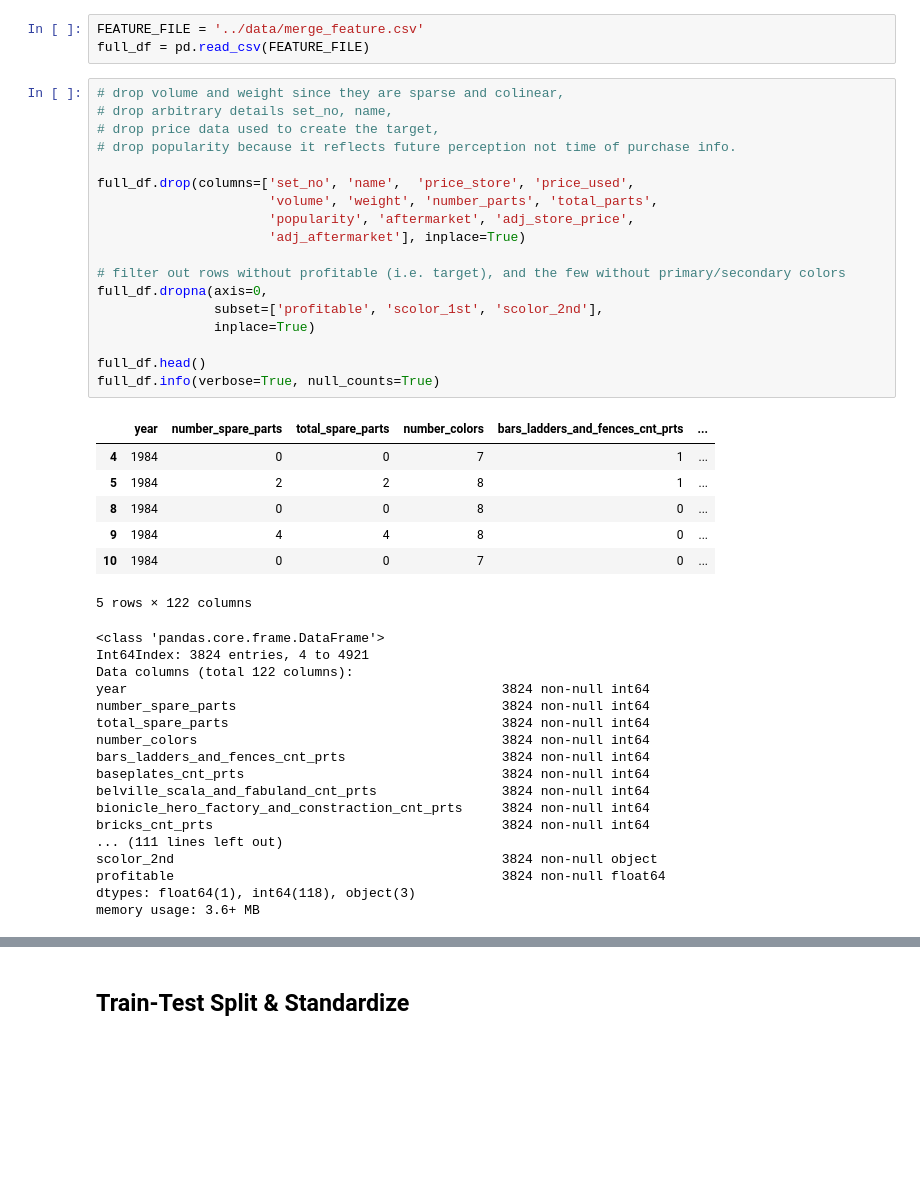
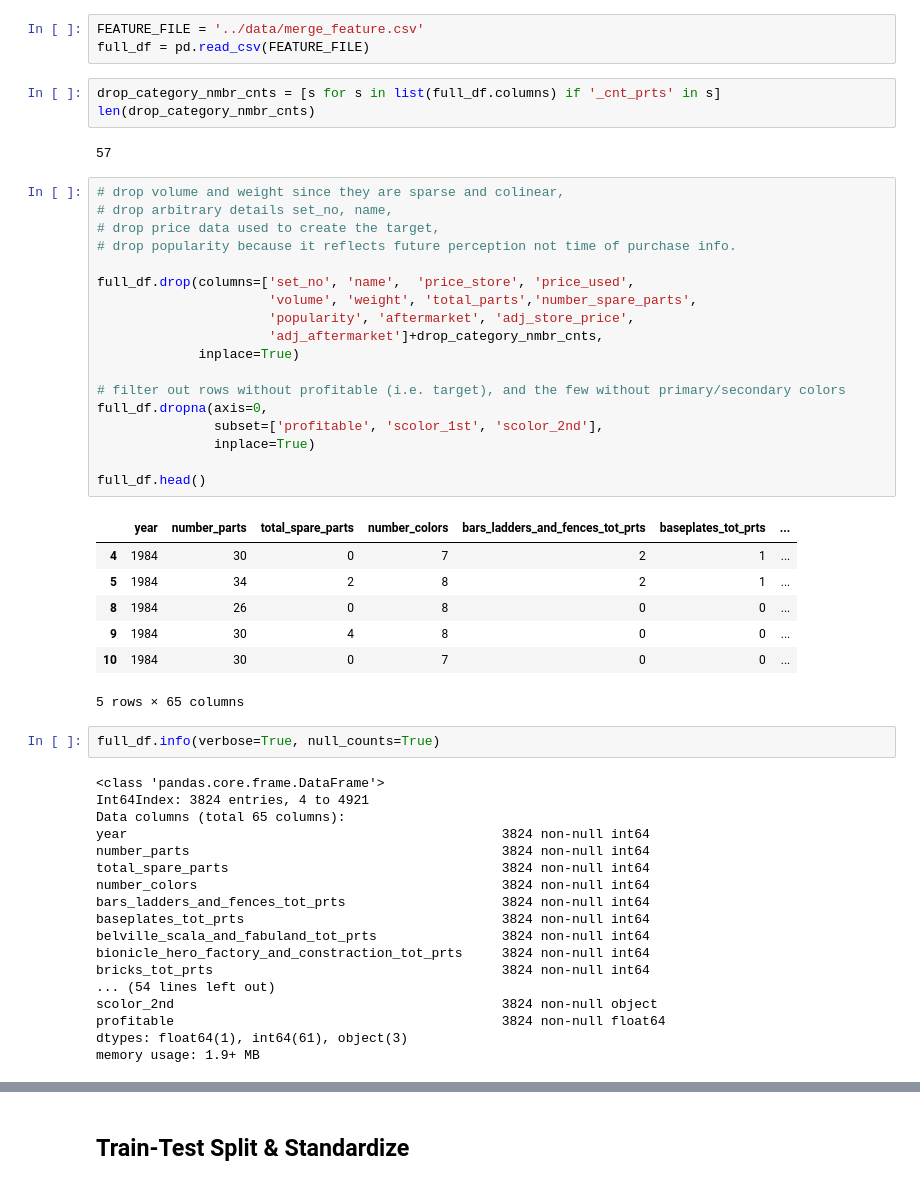
Before and after one commit to NathanVenos/Classifying_LEGO_Value_Retention, a Jupyter notebook: analysis/xgboost.ipynb, the cells around one changed output, grey strips where cells are left out. Saved outputs shown, nothing was run; the diff lists cells and outputs as text; blank space fills up the shorter version.

```diff
--- a/analysis/xgboost.ipynb
+++ b/analysis/xgboost.ipynb
@@ -58,49 +38,57 @@ InteractiveShell.ast_node_interactivity = 'all'
 # %%
 FEATURE_FILE = '../data/merge_feature.csv'
 full_df = pd.read_csv(FEATURE_FILE)
+# %%
+drop_category_nmbr_cnts = [s for s in list(full_df.columns) if '_cnt_prts' in s]
+len(drop_category_nmbr_cnts)
+# %% [output]
+57
 # %%
 # drop volume and weight since they are sparse and colinear,
 # drop arbitrary details set_no, name,
 # drop price data used to create the target,
 # drop popularity because it reflects future perception not time of purchase info.
 
 full_df.drop(columns=['set_no', 'name',  'price_store', 'price_used',
-                      'volume', 'weight', 'number_parts', 'total_parts',
+                      'volume', 'weight', 'total_parts','number_spare_parts',
                       'popularity', 'aftermarket', 'adj_store_price',
-                      'adj_aftermarket'], inplace=True)
+                      'adj_aftermarket']+drop_category_nmbr_cnts,
+             inplace=True)
 
 # filter out rows without profitable (i.e. target), and the few without primary/secondary colors
 full_df.dropna(axis=0,
                subset=['profitable', 'scolor_1st', 'scolor_2nd'],
                inplace=True)
 
 full_df.head()
-full_df.info(verbose=True, null_counts=True)
 # %% [output]
-|  | year | number_spare_parts | total_spare_parts | number_colors | bars_ladders_and_fences_cnt_prts | ... |
-| 4 | 1984 | 0 | 0 | 7 | 1 | ... |
-| 5 | 1984 | 2 | 2 | 8 | 1 | ... |
-| 8 | 1984 | 0 | 0 | 8 | 0 | ... |
-| 9 | 1984 | 4 | 4 | 8 | 0 | ... |
-| 10 | 1984 | 0 | 0 | 7 | 0 | ... |
+|  | year | number_parts | total_spare_parts | number_colors | bars_ladders_and_fences_tot_prts | baseplates_tot_prts | ... |
+| 4 | 1984 | 30 | 0 | 7 | 2 | 1 | ... |
+| 5 | 1984 | 34 | 2 | 8 | 2 | 1 | ... |
+| 8 | 1984 | 26 | 0 | 8 | 0 | 0 | ... |
+| 9 | 1984 | 30 | 4 | 8 | 0 | 0 | ... |
+| 10 | 1984 | 30 | 0 | 7 | 0 | 0 | ... |
-5 rows × 122 columns
+5 rows × 65 columns
-<class 'pandas.core.frame.DataFrame'>
-Int64Index: 3824 entries, 4 to 4921
-Data columns (total 122 columns):
-year                                                3824 non-null int64
-number_spare_parts                                  3824 non-null int64
-total_spare_parts                                   3824 non-null int64
-number_colors                                       3824 non-null int64
-bars_ladders_and_fences_cnt_prts                    3824 non-null int64
-baseplates_cnt_prts                                 3824 non-null int64
-belville_scala_and_fabuland_cnt_prts                3824 non-null int64
-bionicle_hero_factory_and_constraction_cnt_prts     3824 non-null int64
-bricks_cnt_prts                                     3824 non-null int64
-... (111 lines left out)
-scolor_2nd                                          3824 non-null object
-profitable                                          3824 non-null float64
-dtypes: float64(1), int64(118), object(3)
-memory usage: 3.6+ MB
+# %%
+full_df.info(verbose=True, null_counts=True)
+# %% [output]
+<class 'pandas.core.frame.DataFrame'>
+Int64Index: 3824 entries, 4 to 4921
+Data columns (total 65 columns):
+year                                                3824 non-null int64
+number_parts                                        3824 non-null int64
+total_spare_parts                                   3824 non-null int64
+number_colors                                       3824 non-null int64
+bars_ladders_and_fences_tot_prts                    3824 non-null int64
+baseplates_tot_prts                                 3824 non-null int64
+belville_scala_and_fabuland_tot_prts                3824 non-null int64
+bionicle_hero_factory_and_constraction_tot_prts     3824 non-null int64
+bricks_tot_prts                                     3824 non-null int64
+... (54 lines left out)
+scolor_2nd                                          3824 non-null object
+profitable                                          3824 non-null float64
+dtypes: float64(1), int64(61), object(3)
+memory usage: 1.9+ MB
 # %%
 # target series
 target = full_df['profitable']
```
Also changed, not shown: parts of 34 cells of this notebook, 1 other file.
